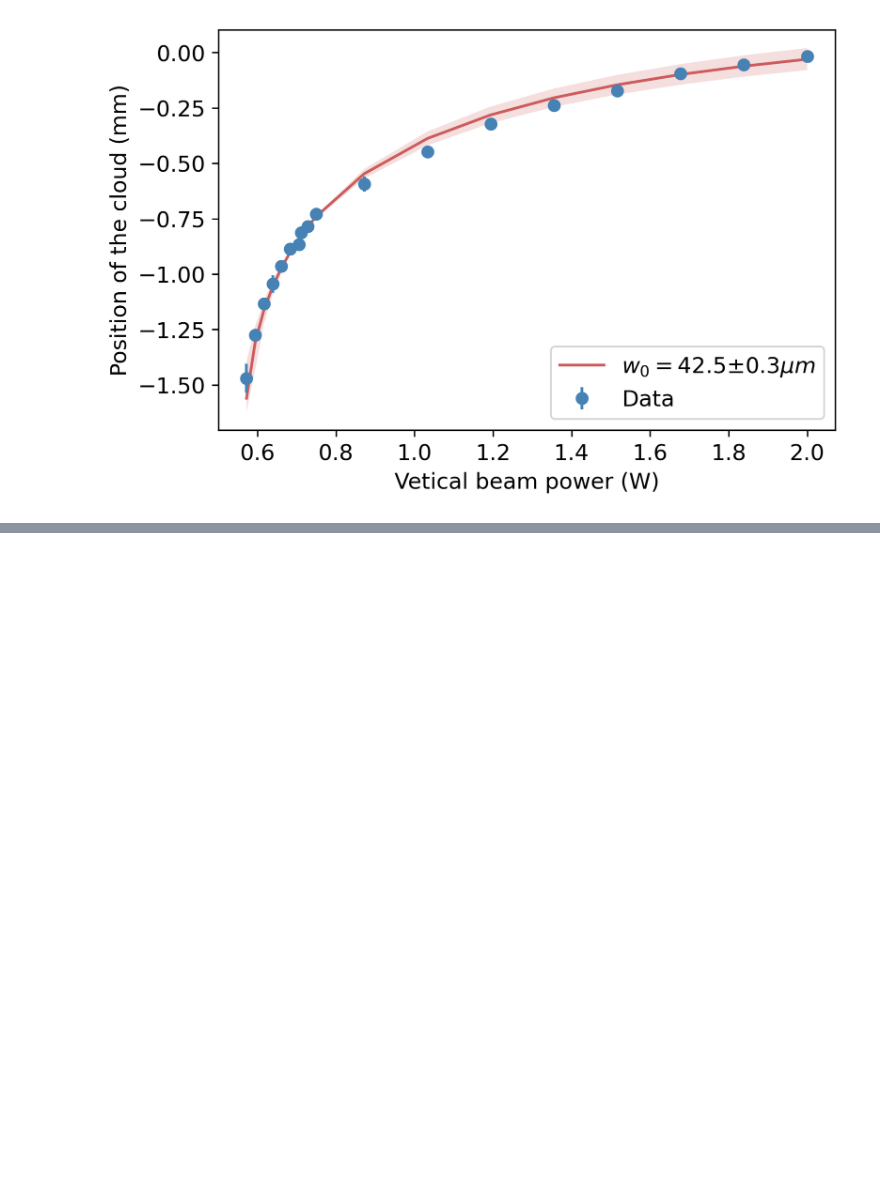
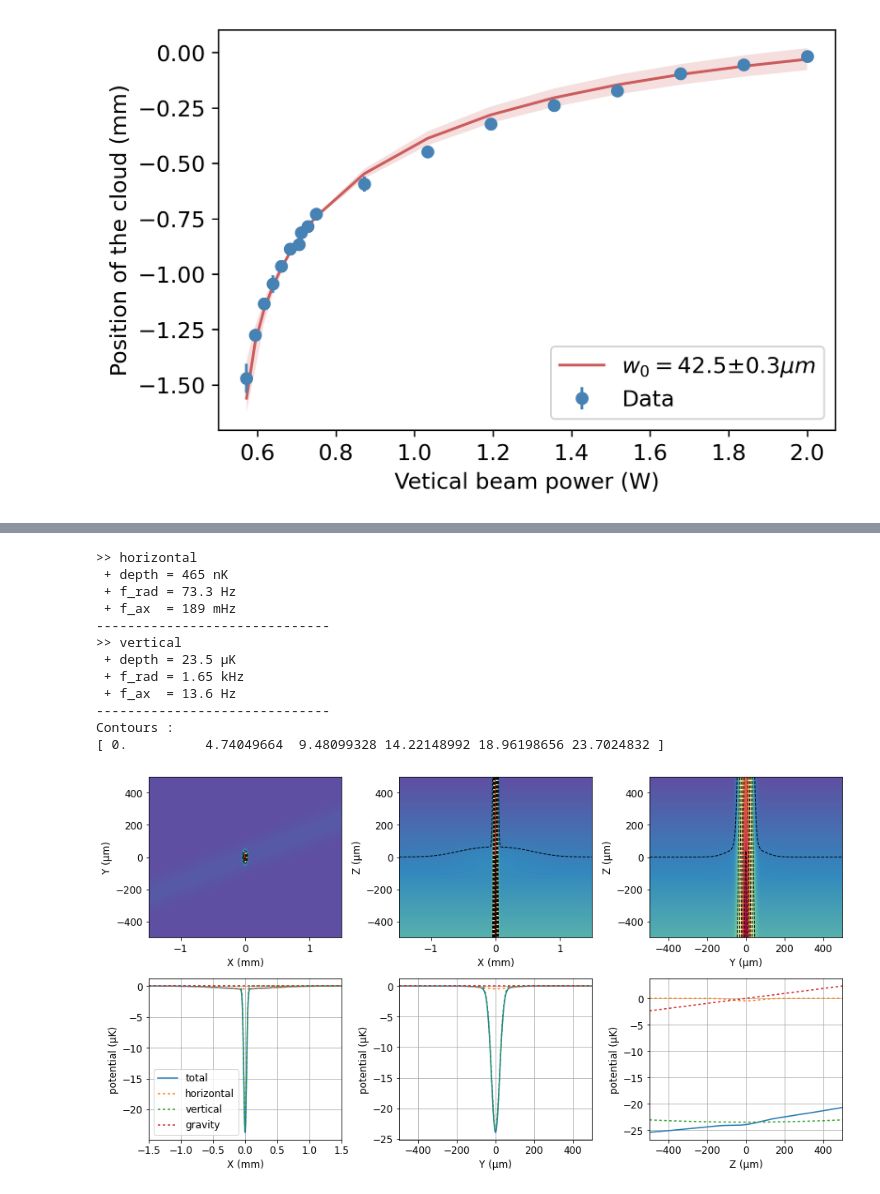
Before and after one commit to quantumatomoptic/heliumtools, a Jupyter notebook: heliumtools/exemples/odt-calc.ipynb, the cells around one changed output, grey strips where cells are left out. Cells and saved outputs as stored; diff of their text form; code cells hidden in the pictures; blank space fills up the shorter version.

```diff
--- a/heliumtools/exemples/odt-calc.ipynb
+++ b/heliumtools/exemples/odt-calc.ipynb
@@ -191,0 +314,48 @@ No value for 0.572222222
+# %%
+#X est l'axe pompe
+#Y est l'axe Zeeman
+# Z est la gravité
+vertical_power = 0.5
+vertical_waist = 42.5e-6
+
+beamV = {'waist_value': vertical_waist,
+         'power': vertical_power,
+         'theta': 0 * pi / 180,  # i.e. in vertical plane
+         'phi': pi/2,
+         'label': 'vertical'}
+
+beamH = {'waist_value': 135e-6,
+         'power': 0.1 ,
+         'theta': pi / 2,  # i.e. in horizontal plane
+         'phi': 9 * pi / 180,
+         'waist_position':(0,0,0),
+         'label': 'horizontal'}
+
+odt = Trap(atom=Helium())
+
+# trap general settings
+odt.gravity = True  # enables gravity (True by default)
+odt.magnetic_field_offset = (0, 0, 0)  # homogeneous magnetic field offset
+# -- setup trap
+odt.add_laser(**beamH)
+odt.add_laser(**beamV)
+#odt.add_laser(**beamV2)
+# -- analyze
+# expected properties
+odt.compute_theoretical_properties()
+# plot potential
+odt.plot_potential(spatial_range=(1.5e-3, 500e-6, 500e-6), figsize=(13,7))
+# %% [output]
+>> horizontal
+ + depth = 465 nK
+ + f_rad = 73.3 Hz
+ + f_ax  = 189 mHz
+------------------------------
+>> vertical
+ + depth = 23.5 µK
+ + f_rad = 1.65 kHz
+ + f_ax  = 13.6 Hz
+------------------------------
+Contours :
+[ 0.          4.74049664  9.48099328 14.22148992 18.96198656 23.7024832 ]
+[figure, added]
```
Also changed, not shown: parts of 8 cells of this notebook, 11 other files.
